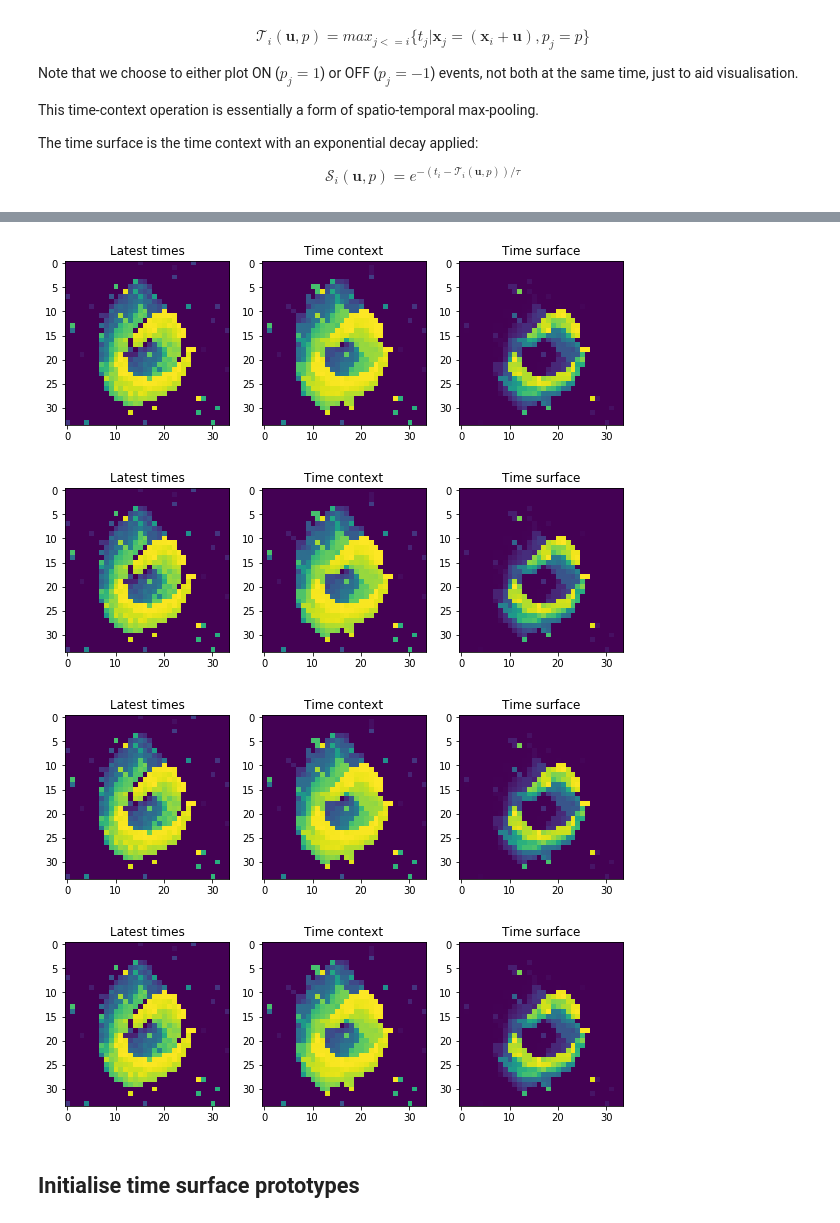
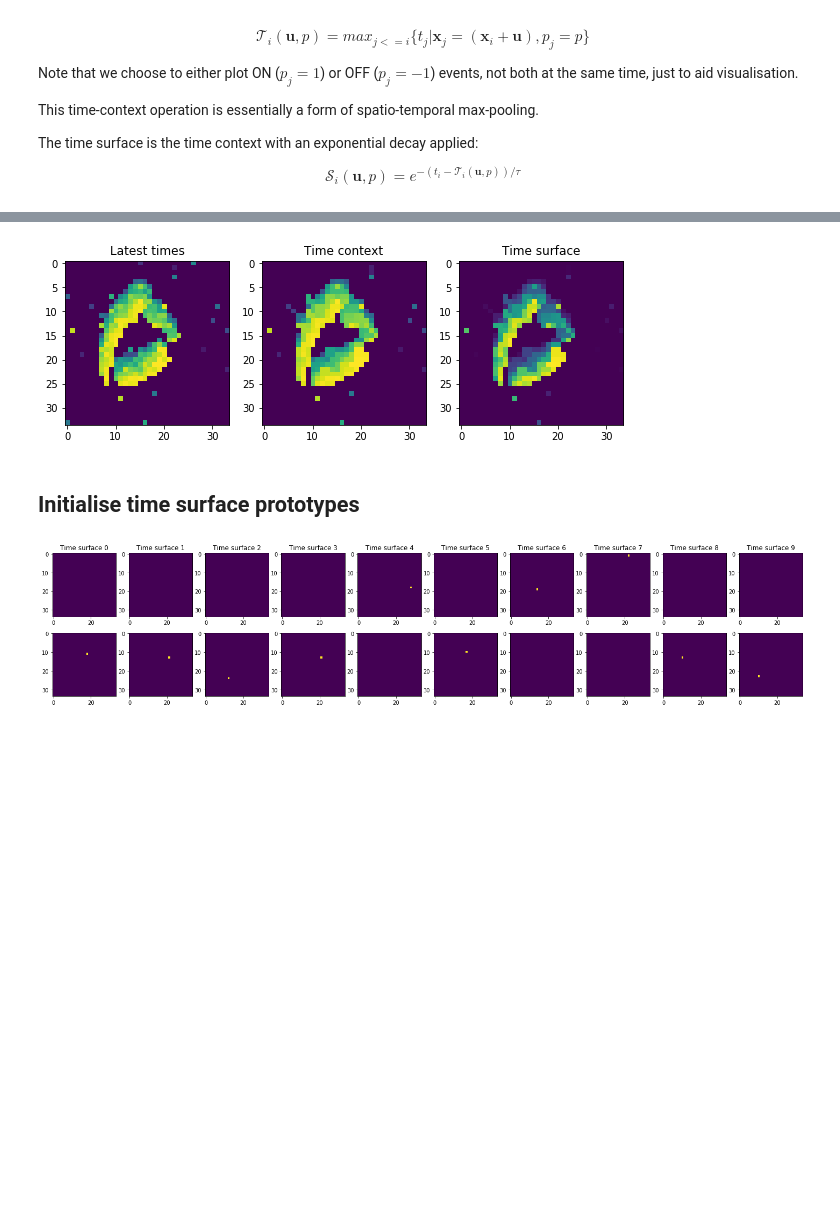
Before and after one commit to shaunirwin/event_based_time_surfaces, a Jupyter notebook: read_dataset.ipynb, the cells around one changed output, grey strips where cells are left out. Drawn from its saved outputs; the diff is of its cells as text; code cells hidden in the pictures; blank space fills up the shorter version.

Commit message:
Initialise time surface prototypes
Create time surface prototypes for layer 1 and initialise them

```diff
--- a/read_dataset.ipynb
+++ b/read_dataset.ipynb
@@ -125,14 +125,14 @@ class Feature(object):
         self._update_time_context(event)
         self._update_time_surface(event.p, event.ts)
 # %%
-%%timeit
+# %%timeit
 
 # plot time context
 
 feat = Feature(ev.height, ev.width, region_size=1, time_constant=10000*2)
 
 # set time to pause at
-t_pause = 170000
+t_pause = 70000
 
 for e in ev.data:
     if e.ts <= t_pause:
@@ -150,6 +150,3 @@ ax[2].set_title('Time surface')
-[figure, old version]
+[figure, new version]
-[figure, removed]
-[figure, removed]
-[figure, removed]
 # %% [markdown]
 ## Initialise time surface prototypes
@@ -162,0 +153,20 @@ for i in range(N_1):
+# %%
+# Choose number of prototypes for layer 1
+N_1 = 10
+
+layer_1 = [Feature(ev.height, ev.width, region_size=1, time_constant=10000*2)  for _ in range(N_1)]
+
+# initialise and plot each of the time surface prototypes
+
+fig, ax = plt.subplots(2, N_1, figsize=(25, 5))
+
+for i in range(N_1):
+    layer_1[i].process_event(ev.data[i])
+
+    ax[0, i].imshow(layer_1[i].time_surface_on)
+    ax[1, i].imshow(layer_1[i].time_surface_off)
+    ax[0, i].set_title('Time surface {}'.format(i))
+
+plt.show()
+# %% [output]
+[figure, added]
```
Also changed, not shown: parts of 2 cells of this notebook.
